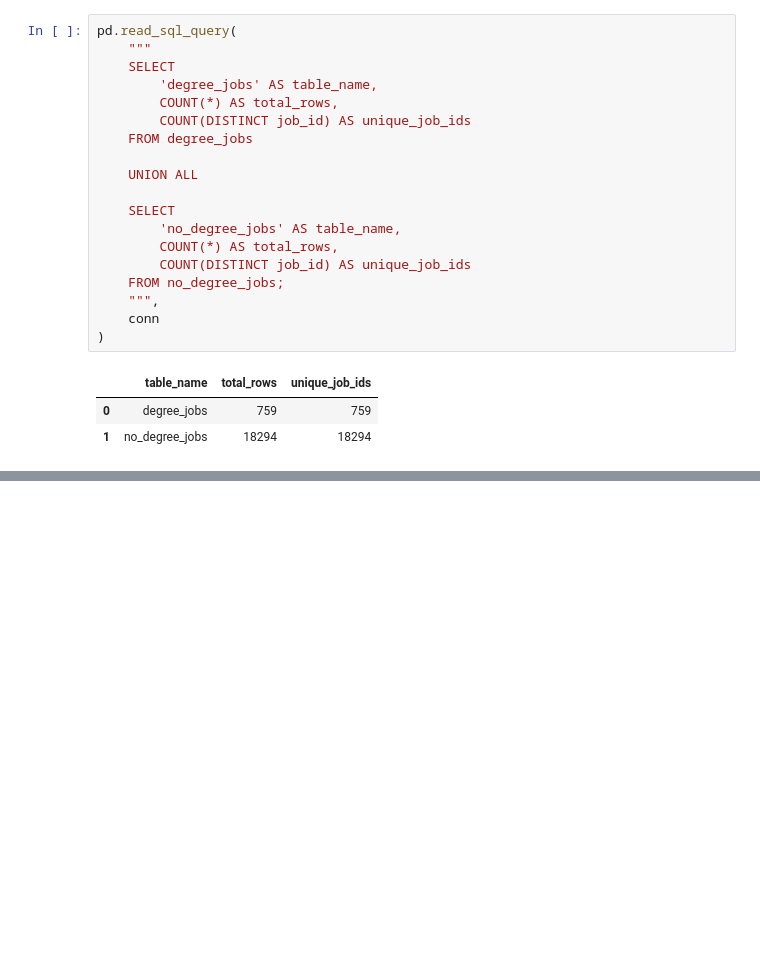
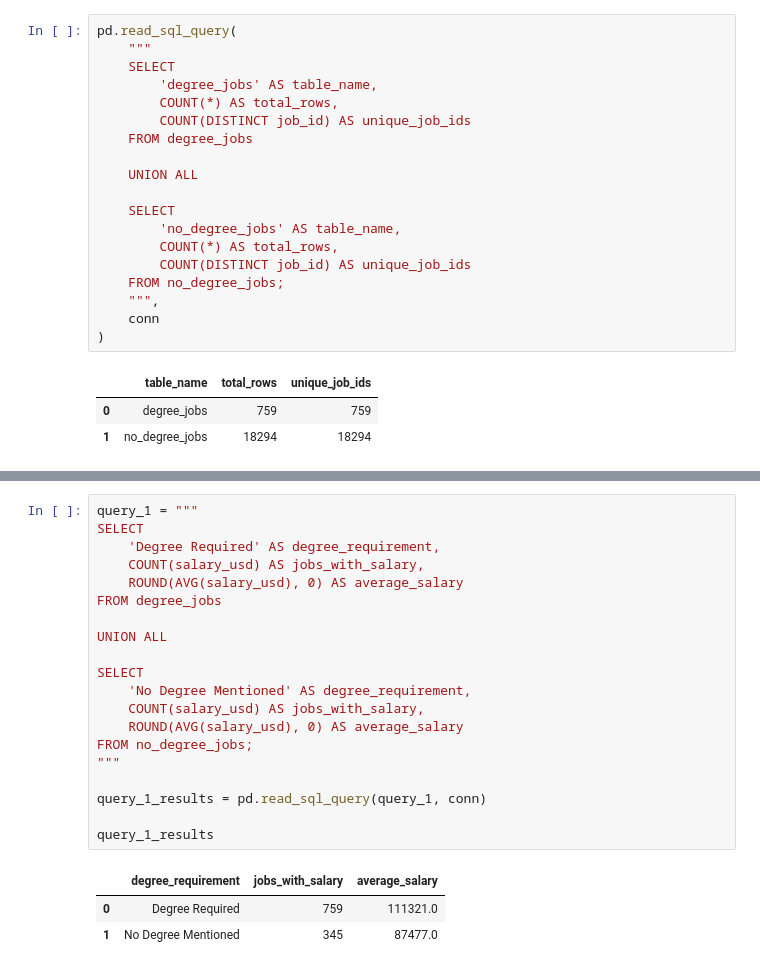
Before and after one commit to Wyparks04/Degree_Impact_On_Data_Analyst_Salaries, a Jupyter notebook: notebooks/03_data_analyst_jobs_database.ipynb, the cells around one changed output, grey strips where cells are left out. Saved outputs shown, nothing was run; the diff lists cells and outputs as text; blank space fills up the shorter version.

```diff
--- a/notebooks/03_data_analyst_jobs_database.ipynb
+++ b/notebooks/03_data_analyst_jobs_database.ipynb
@@ -338,0 +376,24 @@ pd.read_sql_query(
+# %%
+query_1 = """
+SELECT
+    'Degree Required' AS degree_requirement,
+    COUNT(salary_usd) AS jobs_with_salary,
+    ROUND(AVG(salary_usd), 0) AS average_salary
+FROM degree_jobs
+
+UNION ALL
+
+SELECT
+    'No Degree Mentioned' AS degree_requirement,
+    COUNT(salary_usd) AS jobs_with_salary,
+    ROUND(AVG(salary_usd), 0) AS average_salary
+FROM no_degree_jobs;
+"""
+
+query_1_results = pd.read_sql_query(query_1, conn)
+
+query_1_results
+# %% [output]
+|  | degree_requirement | jobs_with_salary | average_salary |
+| 0 | Degree Required | 759 | 111321.0 |
+| 1 | No Degree Mentioned | 345 | 87477.0 |
```
Also changed, not shown: parts of 10 cells of this notebook, 1 other file.
